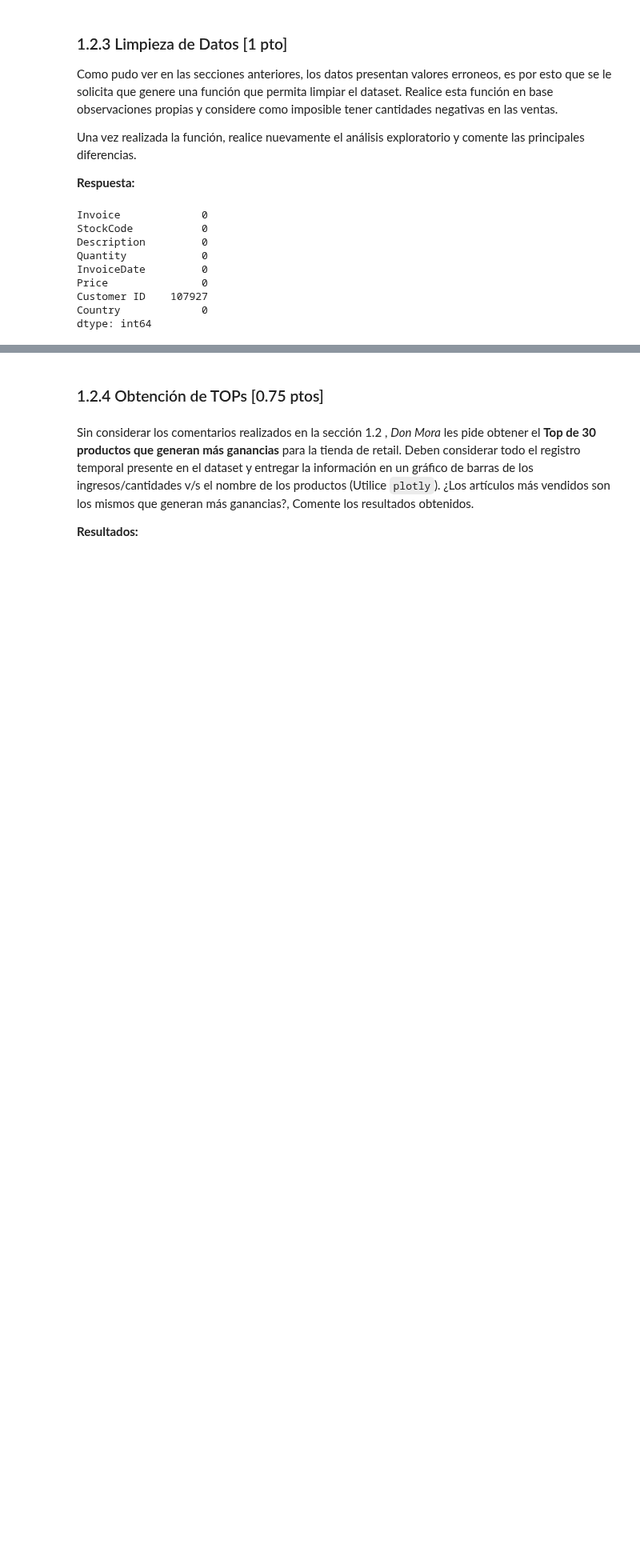
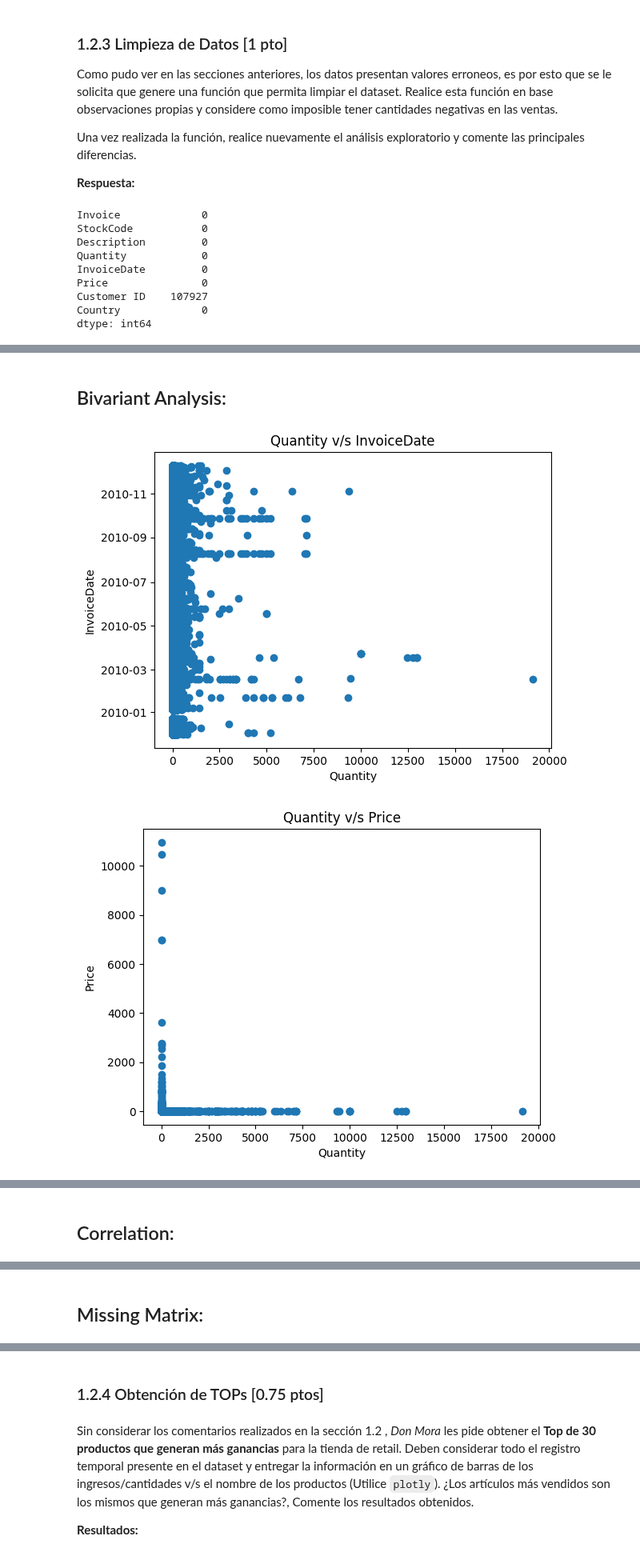
Before and after one commit to BnjmnNicholas/MDS7202-2023-2, a Jupyter notebook: LAB 6/Laboratorio6_Enunciado.ipynb, the cells around one changed output, grey strips where cells are left out. Shown at 80% size. Cells and saved outputs as stored; diff of their text form; code cells hidden in the pictures; blank space fills up the shorter version.

```diff
--- a/LAB 6/Laboratorio6_Enunciado.ipynb
+++ b/LAB 6/Laboratorio6_Enunciado.ipynb
@@ -579,0 +642,6 @@ df_retail = limpieza(df_retail)
+# %%
+profile_df(df_retail)
+# %% [output]
+## Bivariant Analysis:
+[figure, added]
+[figure, added]
@@ -579,0 +649 @@ df_retail = limpieza(df_retail)
+## Correlation:
@@ -579,0 +651 @@ df_retail = limpieza(df_retail)
+## Missing Matrix:
```
Also changed, not shown: parts of 14 cells of this notebook.
